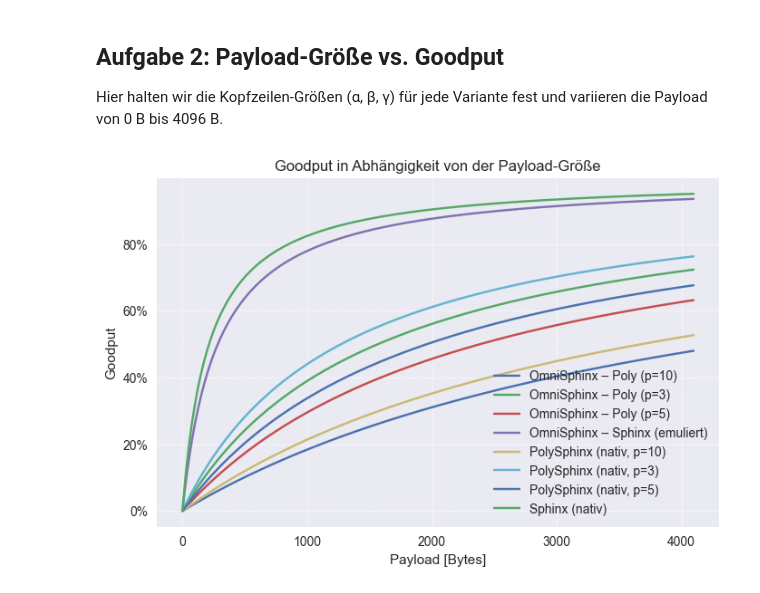
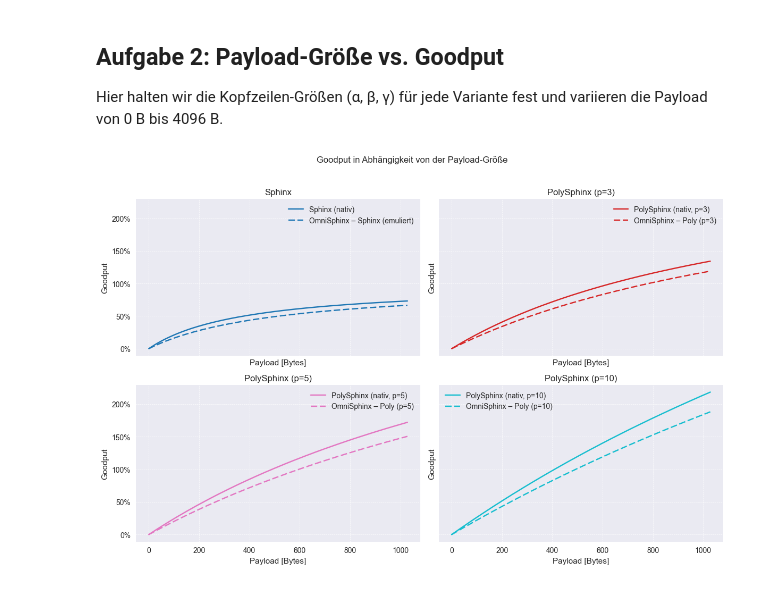
Before and after one commit to kit-ps/OmniSphinx, a Jupyter notebook: size_evaluation.ipynb, the cells around one changed output. Cells and saved outputs as stored; diff of their text form; code cells hidden in the pictures.

Commit message:
fix goodput calculation in size_evaluation

```diff
--- a/size_evaluation.ipynb
+++ b/size_evaluation.ipynb
@@ -69,12 +69,12 @@ def packet_size_bits(payload_bits: int, beta_bits: int) -> int:
     return ALPHA_BITS + GAMMA_BITS + beta_bits + payload_bits
 
 
-def goodput(payload_bits: int, total_bits: int) -> float:
-    """Goodput defined as the ratio of payload bits to transmitted bits."""
+def goodput(payload_bits: int, total_bits: int, replication_factor: int = 1) -> float:
+    """Goodput defined as the ratio of delivered payload bits to transmitted bits."""
 
     if total_bits == 0:
         return 0.0
-    return payload_bits / total_bits
+    return (payload_bits * replication_factor) / total_bits
 # %%
 
 # Instruction block sizes for OmniSphinx
@@ -194,14 +194,14 @@ def native_poly_beta_bits(p: int, *, path_length: int = PATH_LENGTH, kappa_bits:
 def native_sphinx_beta_bits(*, path_length: int = PATH_LENGTH, kappa_bits: int = KAPPA_BITS) -> int:
     """Beta length for native Sphinx packets."""
 
-    return path_length * (2 * kappa_bits + BITS_PER_BYTE)
+    return path_length * 2 * (2 * kappa_bits + BITS_PER_BYTE) # 2 Times Path Length, since in PolySphinx each Segment (from Sender to Replication and from Replication to Exit) has pathlength hops
 
 
 def omni_sphinx_beta_bits(*, path_length: int = PATH_LENGTH, kappa_bits: int = KAPPA_BITS) -> int:
     """Beta length for OmniSphinx emulating the native Sphinx format."""
 
     instr_bits = sphinx_instruction_bits(kappa_bits)
-    return path_length * (instr_bits + kappa_bits + BITS_PER_BYTE)
+    return path_length * 2 * (instr_bits + kappa_bits + BITS_PER_BYTE)
 # %%
 
 # Variant description
@@ -319,45 +349,79 @@ plt.show()
 
 Hier halten wir die Kopfzeilen-Größen (α, β, γ) für jede Variante fest und variieren die Payload von 0 B bis 4096 B.
 # %%
-PAYLOAD_MAX_BYTES = 4096
-PAYLOAD_STEP_BYTES = 16
+PAYLOAD_MAX_BYTES = 1028
+PAYLOAD_STEP_BYTES = 4
 
 payload_range_bytes = np.arange(0, PAYLOAD_MAX_BYTES + PAYLOAD_STEP_BYTES, PAYLOAD_STEP_BYTES)
 
 payload_goodput_records = []
+variant_families = []
 
 for key, variant in variants.items():
+    replication_factor = variant.p if variant.p is not None else 1
     beta_bits = variant.beta_min
     goodput_values = []
 
     for payload_bytes in payload_range_bytes:
         payload_bits = bytes_to_bits(payload_bytes)
         total_bits = packet_size_bits(payload_bits, beta_bits)
-        gp = goodput(payload_bits, total_bits)
+        gp = goodput(payload_bits, total_bits, replication_factor)
         goodput_values.append(gp)
+
+    family = "Sphinx" if variant.p is None else f"PolySphinx (p={variant.p})"
+    if family not in variant_families:
+        variant_families.append(family)
 
     payload_goodput_records.append(
         pd.DataFrame(
             {
                 "Variante": variant.name,
+                "Variantenfamilie": family,
+                "Kind": variant.kind,
                 "Payload [B]": payload_range_bytes,
                 "Goodput": goodput_values,
             }
         )
     )
 
-payload_goodput_df = pd.concat(payload_goodput_records, ignore_index=True)
+payload_goodput_df = (
+    pd.concat(payload_goodput_records, ignore_index=True)
+    .sort_values(["Variantenfamilie", "Kind", "Payload [B]"])
+    .reset_index(drop=True)
+)
 
-fig, ax = plt.subplots(figsize=(8, 5))
-for name, group in payload_goodput_df.groupby("Variante"):
-    ax.plot(group["Payload [B]"], group["Goodput"], label=name)
+line_styles = {"native": "-", "omni": (0, (5, 2))}
+colors = plt.cm.tab10(np.linspace(0, 1, len(variant_families)))
+family_colors = dict(zip(variant_families, colors))
 
-ax.set_title("Goodput in Abhängigkeit von der Payload-Größe")
-ax.set_xlabel("Payload [Bytes]")
-ax.set_ylabel("Goodput")
-ax.yaxis.set_major_formatter(mtick.PercentFormatter(1.0))
-ax.grid(True, which="both", linestyle="--", linewidth=0.5)
-ax.legend()
+ncols = 2
+nrows = math.ceil(len(variant_families) / ncols)
+fig, axes = plt.subplots(nrows, ncols, figsize=(12, 8), sharex=True, sharey=True)
+axes = np.array(axes).reshape(-1)
+
+for ax, family in zip(axes, variant_families):
+    subset = payload_goodput_df[payload_goodput_df["Variantenfamilie"] == family]
+    for kind, group in subset.groupby("Kind"):
+        sorted_group = group.sort_values("Payload [B]")
+        ax.plot(
+            sorted_group["Payload [B]"],
+            sorted_group["Goodput"],
+            label=sorted_group["Variante"].iloc[0],
+            color=family_colors[family],
+            linestyle=line_styles.get(kind, "-"),
+        )
+    ax.set_title(family)
+    ax.set_xlabel("Payload [Bytes]")
+    ax.set_ylabel("Goodput")
+    ax.yaxis.set_major_formatter(mtick.PercentFormatter(1.0))
+    ax.grid(True, which="both", linestyle="--", linewidth=0.5)
+    ax.legend()
+
+for ax in axes[len(variant_families):]:
+    ax.set_visible(False)
+
+fig.suptitle("Goodput in Abhängigkeit von der Payload-Größe")
+fig.tight_layout(rect=(0, 0, 1, 0.96))
 plt.show()
 # %% [output]
-[figure, old version]
+[figure, new version]
```
Also changed, not shown: parts of 2 cells of this notebook.
